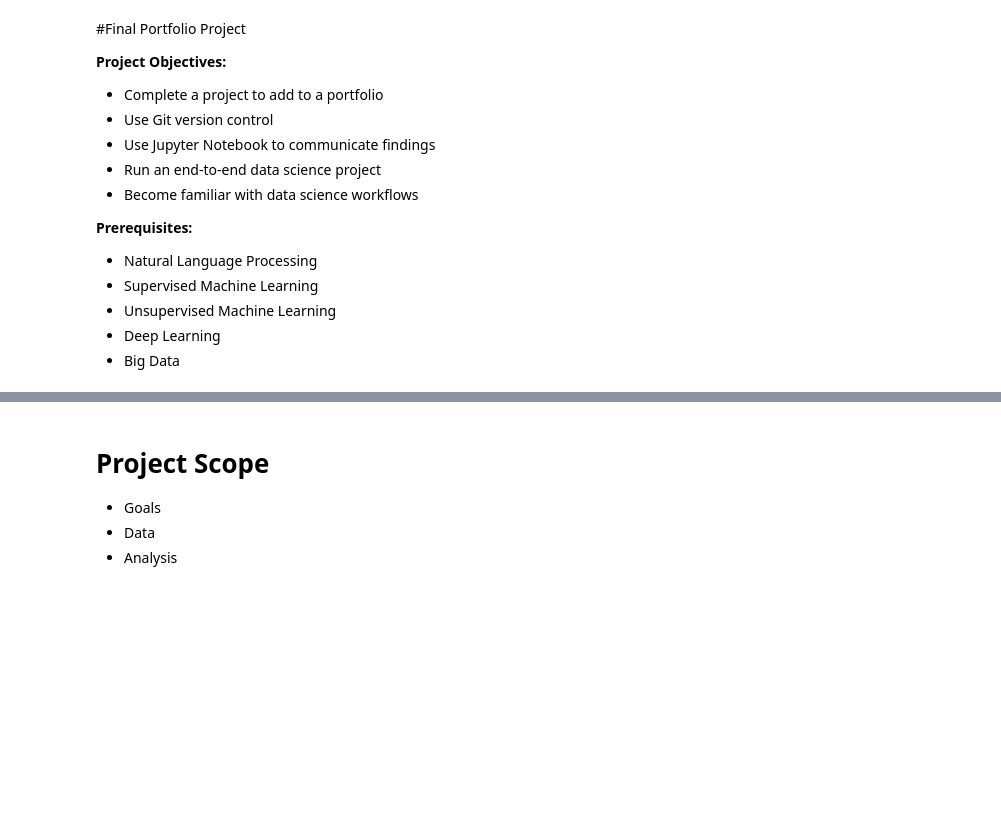
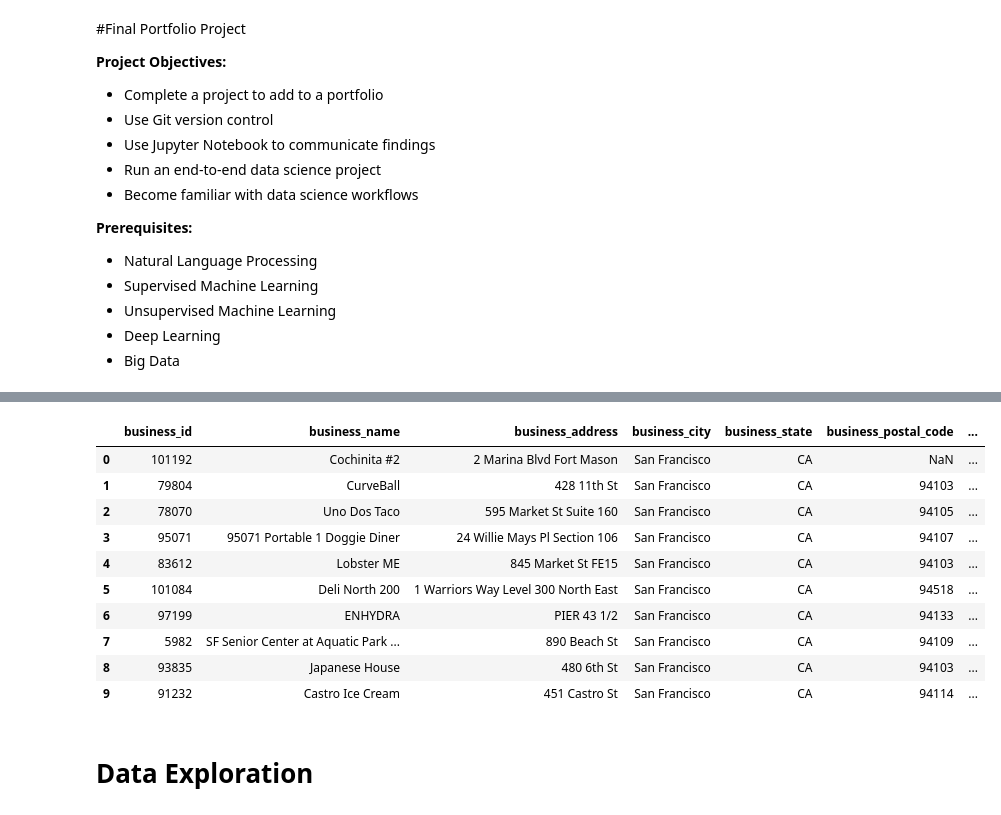
Before and after one commit to erikrowens/Codecademy, a Jupyter notebook: Final_Portfolio_Project/Final_Portfolio_Project.ipynb, the cells around one changed output, grey strips where cells are left out. Drawn from its saved outputs; the diff is of its cells as text; code cells hidden in the pictures; blank space fills up the shorter version.

```diff
--- a/Final_Portfolio_Project/Final_Portfolio_Project.ipynb
+++ b/Final_Portfolio_Project/Final_Portfolio_Project.ipynb
@@ -34,9 +51,3 @@ projectFolder = './drive/My Drive/Colab Notebooks/Codecademy/Final Portfolio Pro
 
 #Update the path statement so that we can import our PY files for this project
 sys.path.insert(1, projectFolder)
-# %% [markdown]
-# Project Scope
-
-*   Goals
-*   Data
-*   Analysis
@@ -46,0 +69,18 @@ sys.path.insert(1, projectFolder)
+# %%
+#@title Code: Import Data
+scoresDF = pd.read_csv(projectFolder+"Restaurant_Scores_-_LIVES_Standard.csv", header=0, delimiter=";")
+scoresDF.head(10)
+# %% [output]
+|  | business_id | business_name | business_address | business_city | business_state | business_postal_code | ... |
+| 0 | 101192 | Cochinita #2 | 2 Marina Blvd Fort Mason | San Francisco | CA | NaN | ... |
+| 1 | 79804 | CurveBall | 428 11th St | San Francisco | CA | 94103 | ... |
+| 2 | 78070 | Uno Dos Taco | 595 Market St Suite 160 | San Francisco | CA | 94105 | ... |
+| 3 | 95071 | 95071 Portable 1 Doggie Diner | 24 Willie Mays Pl Section 106 | San Francisco | CA | 94107 | ... |
+| 4 | 83612 | Lobster ME | 845 Market St FE15 | San Francisco | CA | 94103 | ... |
+| 5 | 101084 | Deli North 200 | 1 Warriors Way Level 300 North East | San Francisco | CA | 94518 | ... |
+| 6 | 97199 | ENHYDRA | PIER 43 1/2 | San Francisco | CA | 94133 | ... |
+| 7 | 5982 | SF Senior Center at Aquatic Park ... | 890 Beach St | San Francisco | CA | 94109 | ... |
+| 8 | 93835 | Japanese House | 480 6th St | San Francisco | CA | 94103 | ... |
+| 9 | 91232 | Castro Ice Cream | 451 Castro St | San Francisco | CA | 94114 | ... |
+# %% [markdown]
+# Data Exploration
```
Also changed, not shown: parts of 14 cells of this notebook.
